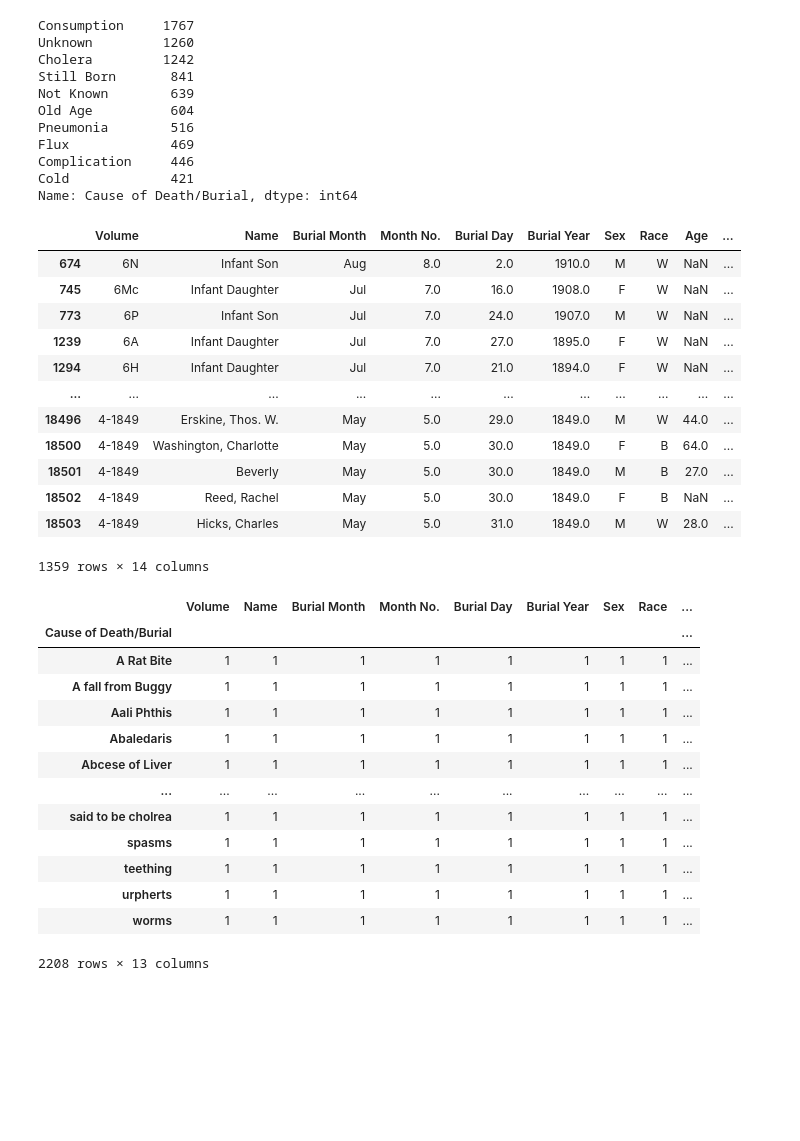
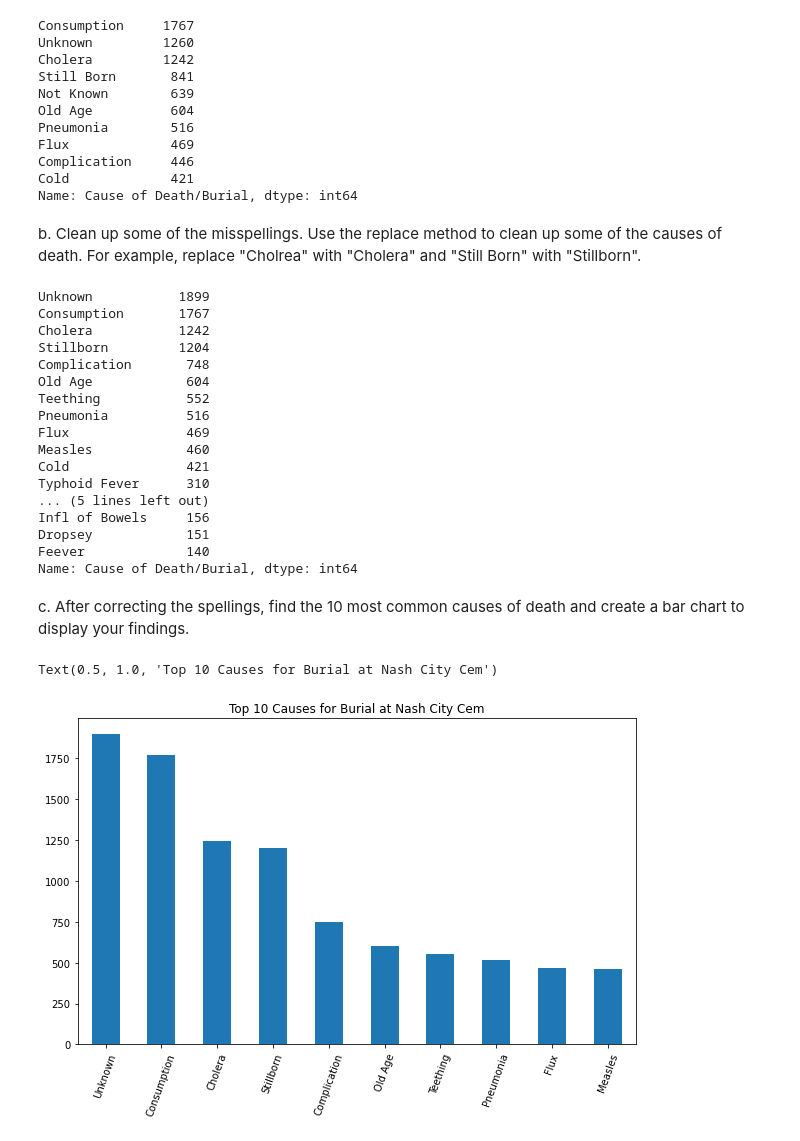
Before and after one commit to NSS-Data-Analytics-Cohort-10/advanced-pandas-t-white-21, a Jupyter notebook: notebook/nc_project.ipynb, the cells around one changed output. Cells and saved outputs as stored; diff of their text form; code cells hidden in the pictures; blank space fills up the shorter version.

Commit message:
finsihed 2. still slow

```diff
--- a/notebook/nc_project.ipynb
+++ b/notebook/nc_project.ipynb
@@ -44,34 +41,45 @@ ncp_df = ncp_df.replace('Colera*', 'Cholera', regex=True)
+# %% [markdown]
+b. Clean up some of the misspellings. Use the replace method to clean up some of the causes of death. For example, replace "Cholrea" with "Cholera" and "Still Born" with "Stillborn".
+# %%
+#based changes below on ncp_df_vc.head(40). have to re-do it after changes
+
+ncp_df = ncp_df.replace('Cholrea', 'Cholera')
+ncp_df = ncp_df.replace('Colera*', 'Cholera', regex=True)
+ncp_df = ncp_df.replace(['Still Born', 'Stil Born'], ['Stillborn', 'Stillborn'])
+ncp_df = ncp_df.replace(['Not Known', 'Measels', 'Complicated', 'Teethin'], ['Unknown', 'Measles', 'Complication', 'Teething'])
 # %%
-ncp_df[ncp_df['Cause of Death/Burial'].astype('string').str.contains('Cholera')]
+ncp_df_vc2 = ncp_df['Cause of Death/Burial'].value_counts()
+ncp_df_vc2.head(20)
 # %% [output]
-|  | Volume | Name | Burial Month | Month No. | Burial Day | Burial Year | Sex | Race | Age | ... |
-| 674 | 6N | Infant Son | Aug | 8.0 | 2.0 | 1910.0 | M | W | NaN | ... |
-| 745 | 6Mc | Infant Daughter | Jul | 7.0 | 16.0 | 1908.0 | F | W | NaN | ... |
-| 773 | 6P | Infant Son | Jul | 7.0 | 24.0 | 1907.0 | M | W | NaN | ... |
-| 1239 | 6A | Infant Daughter | Jul | 7.0 | 27.0 | 1895.0 | F | W | NaN | ... |
-| 1294 | 6H | Infant Daughter | Jul | 7.0 | 21.0 | 1894.0 | F | W | NaN | ... |
-| ... | ... | ... | ... | ... | ... | ... | ... | ... | ... | ... |
-| 18496 | 4-1849 | Erskine, Thos. W. | May | 5.0 | 29.0 | 1849.0 | M | W | 44.0 | ... |
-| 18500 | 4-1849 | Washington, Charlotte | May | 5.0 | 30.0 | 1849.0 | F | B | 64.0 | ... |
-| 18501 | 4-1849 | Beverly | May | 5.0 | 30.0 | 1849.0 | M | B | 27.0 | ... |
-| 18502 | 4-1849 | Reed, Rachel | May | 5.0 | 30.0 | 1849.0 | F | B | NaN | ... |
-| 18503 | 4-1849 | Hicks, Charles | May | 5.0 | 31.0 | 1849.0 | M | W | 28.0 | ... |
-1359 rows × 14 columns
+Unknown           1899
+Consumption       1767
+Cholera           1242
+Stillborn         1204
+Complication       748
+Old Age            604
+Teething           552
+Pneumonia          516
+Flux               469
+Measles            460
+Cold               421
+Typhoid Fever      310
+... (5 lines left out)
+Infl of Bowels     156
+Dropsey            151
+Feever             140
+Name: Cause of Death/Burial, dtype: int64
-# %%
-pd.options.display.max_rows = 1250
-gdp_df.groupby('Cause of Death/Burial').nunique()
-# %% [output]
-|  | Volume | Name | Burial Month | Month No. | Burial Day | Burial Year | Sex | Race | ... |
-| Cause of Death/Burial |  |  |  |  |  |  |  |  | ... |
-| A Rat Bite | 1 | 1 | 1 | 1 | 1 | 1 | 1 | 1 | ... |
-| A fall from Buggy | 1 | 1 | 1 | 1 | 1 | 1 | 1 | 1 | ... |
-| Aali Phthis | 1 | 1 | 1 | 1 | 1 | 1 | 1 | 1 | ... |
-| Abaledaris | 1 | 1 | 1 | 1 | 1 | 1 | 1 | 1 | ... |
-| Abcese of Liver | 1 | 1 | 1 | 1 | 1 | 1 | 1 | 1 | ... |
-| ... | ... | ... | ... | ... | ... | ... | ... | ... | ... |
-| said to be cholrea | 1 | 1 | 1 | 1 | 1 | 1 | 1 | 1 | ... |
-| spasms | 1 | 1 | 1 | 1 | 1 | 1 | 1 | 1 | ... |
-| teething | 1 | 1 | 1 | 1 | 1 | 1 | 1 | 1 | ... |
-| urpherts | 1 | 1 | 1 | 1 | 1 | 1 | 1 | 1 | ... |
-| worms | 1 | 1 | 1 | 1 | 1 | 1 | 1 | 1 | ... |
-2208 rows × 13 columns
+# %% [markdown]
+   c. After correcting the spellings, find the 10 most common causes of death and create a bar chart to display your findings.
+# %%
+#creating a static, sorted top 10
+ncp_df_vc2 = ncp_df_vc2.sort_values(ascending=False)
+ncp_df_vc2 = ncp_df_vc2[0:10]
+#did I need to do that? how would I limit to 10 on the graph if not?
+
+plt.figure(figsize=(10, 6))
+ncp_df_vc2.plot(kind='bar')
+plt.xticks(rotation = 70)
+plt.title('Top 10 Causes for Burial at Nash City Cem')
+# %% [output]
+Text(0.5, 1.0, 'Top 10 Causes for Burial at Nash City Cem')
+[figure, added]
```
Also changed, not shown: parts of 2 cells of this notebook.
